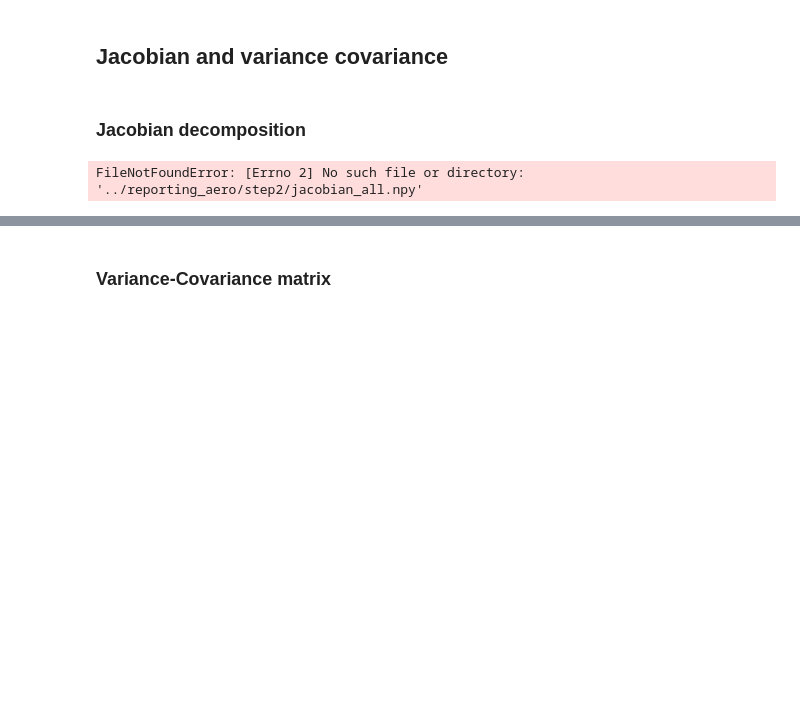
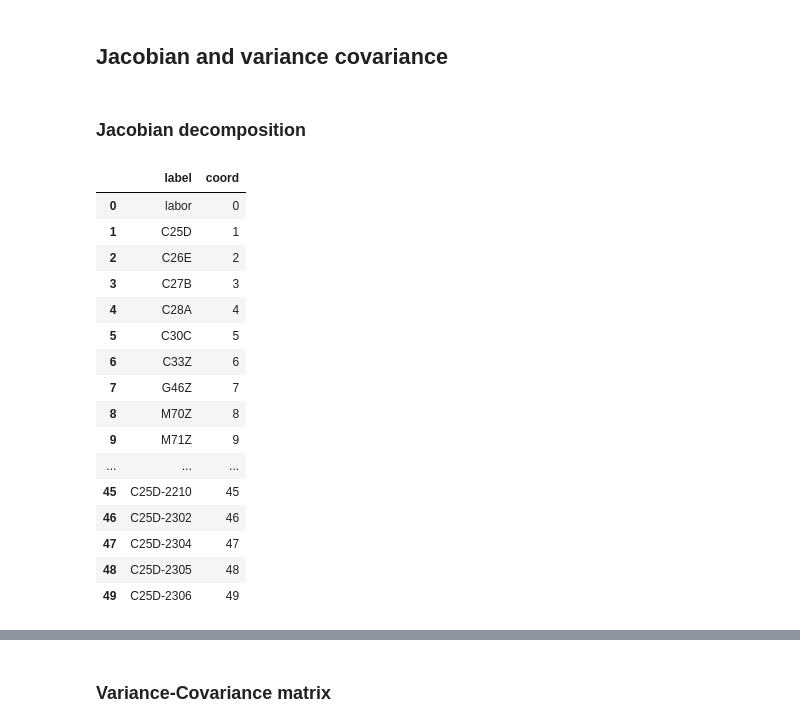
Before and after one commit to SwannChelly/SMM_Spatial_Comovement, a Jupyter notebook: analysis.ipynb, the cells around one changed output, grey strips where cells are left out. Saved outputs shown, nothing was run; the diff lists cells and outputs as text; code cells hidden in the pictures; blank space fills up the shorter version.

```diff
--- a/analysis.ipynb
+++ b/analysis.ipynb
@@ -1347,7 +1330,7 @@ J_e = np.load(f"../reporting_{industry}/step2/jacobian_all_elasticity.npy")
 n_labor    = 1
 n_industry = empirical_moments_dict['agg_industry_share'].shape[0] - 1
 n_gamma    = np.count_nonzero(np.ndarray.flatten(empirical_moments_dict['emp_gamma_ls'])) - (n_industry + 1)
-n_reg      = 4
+n_reg      = n_coef
 n_pi_r     = empirical_moments_dict['emp_pi_r'].shape[0] - 1
 
 sector_names = filter_N_upstream_df[['A129']].drop_duplicates().sort_values(by = "A129").reset_index()
@@ -1369,34 +1352,50 @@ df_gamma = pd.DataFrame(
     columns=column_labels
 )
 
 # Display result
 df_gamma = df_gamma.stack().reset_index()
 df_gamma = df_gamma.reset_index()
 df_gamma.columns = ['coord','A129',"ze2010","gamma_ls"]
 df_gamma.sort_values(by = ['A129','ze2010'],inplace = True)
 df_gamma = df_gamma.query('gamma_ls != 0')
 df_gamma['new_coord'] = df_gamma.coord.rank().astype(int)+3
 df_gamma['params'] = df_gamma['A129'] + "-" + df_gamma['ze2010']
 df_gamma['reference'] = df_gamma.gamma_ls == df_gamma.groupby('A129').gamma_ls.transform('max')
 df = pd.DataFrame(["beta_1","beta_2","beta_3","beta_4"], columns = ['params'])
 
 y_ticks_map = {
     "labor":None,
     "industry":[x for x in sector_names.values()],
     "gamma_ls":df_gamma.params.to_list(),
     "reg_coef":["beta_1","beta_2","beta_3","beta_4"],
     "pi_r":X_dr.query('downstream_region').ze2010.to_list(),
 }
 beta_coef =  ["beta_1","beta_2","beta_3","beta_4"] if n_coef == 4 else ['beta']
 df = pd.DataFrame(["labor"] + y_ticks_map["industry"][1:] + y_ticks_map["pi_r"][1:] + beta_coef, columns = ['params'])
 df = pd.concat([df,df_gamma.query('~reference')[['params']]])
 df = df.reset_index(drop = True).reset_index()
 df['coord'] = df['index'].rank().astype(int)-1
 df['label'] = df.params
 df = df[['label','coord']]
 df.head(50)
 # %% [output]
-FileNotFoundError: [Errno 2] No such file or directory: '../reporting_aero/step2/jacobian_all.npy'
+|  | label | coord |
+| 0 | labor | 0 |
+| 1 | C25D | 1 |
+| 2 | C26E | 2 |
+| 3 | C27B | 3 |
+| 4 | C28A | 4 |
+| 5 | C30C | 5 |
+| 6 | C33Z | 6 |
+| 7 | G46Z | 7 |
+| 8 | M70Z | 8 |
+| 9 | M71Z | 9 |
+| ... | ... | ... |
+| 45 | C25D-2210 | 45 |
+| 46 | C25D-2302 | 46 |
+| 47 | C25D-2304 | 47 |
+| 48 | C25D-2305 | 48 |
+| 49 | C25D-2306 | 49 |
 # %%
 import numpy as np
 import matplotlib.pyplot as plt
```
Also changed, not shown: parts of 12 cells of this notebook, 1 other file.
